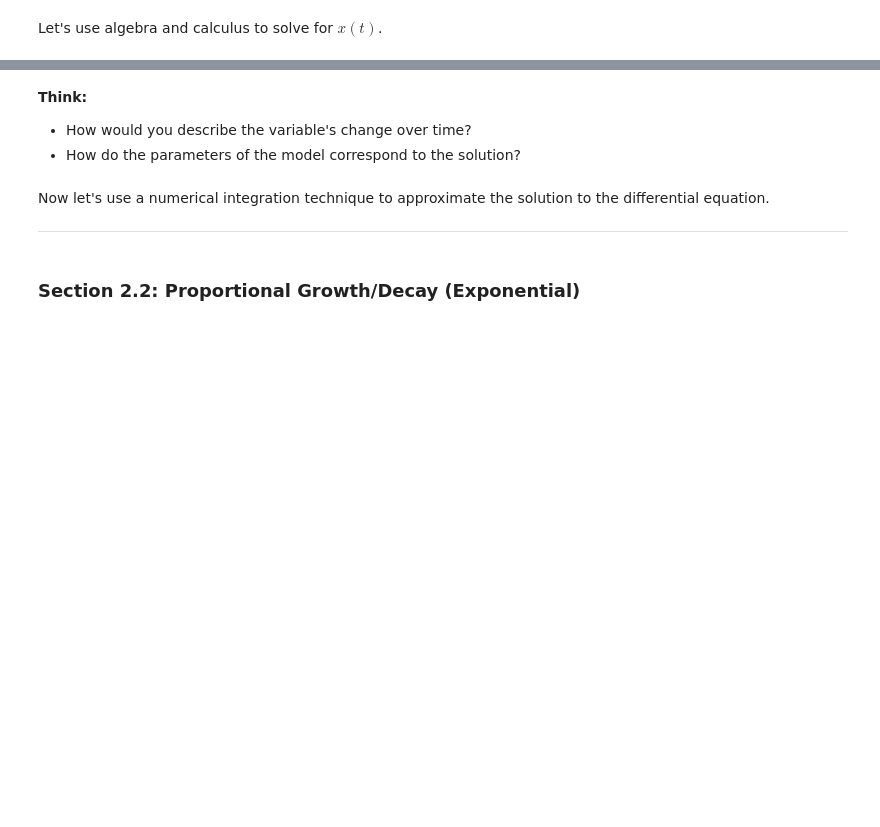
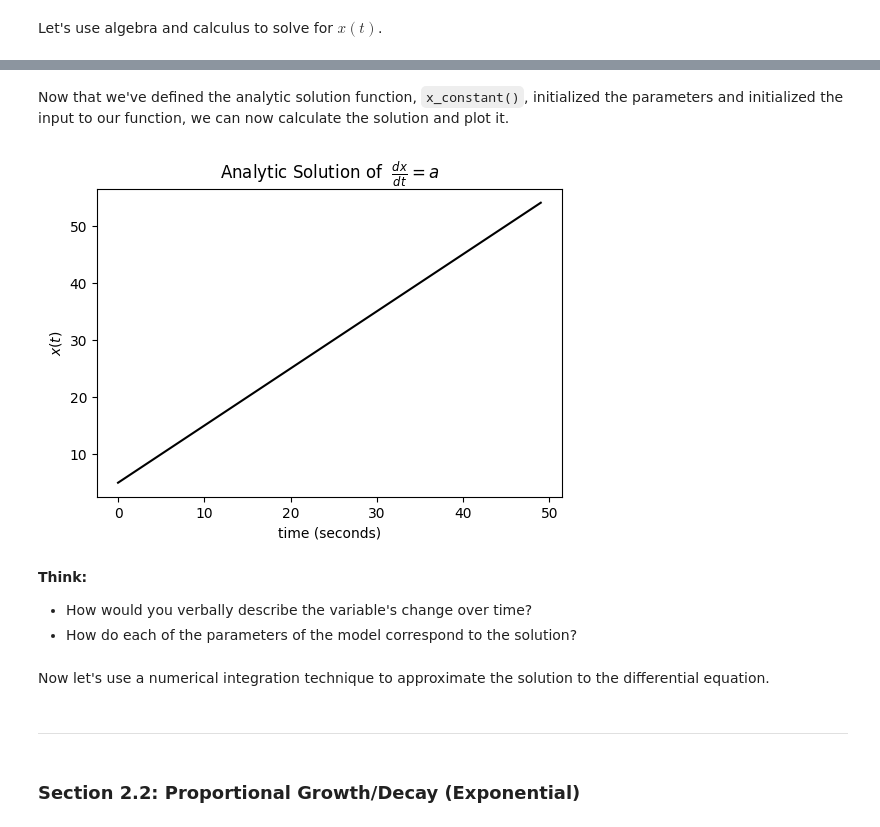
Before and after one commit to ilennaj/neuron_model_tutorial, a Jupyter notebook: notebooks/01_ode_tutorial.ipynb, the cells around one changed output, grey strips where cells are left out. Drawn from its saved outputs; the diff is of its cells as text; code cells hidden in the pictures; blank space fills up the shorter version.

```diff
--- a/notebooks/01_ode_tutorial.ipynb
+++ b/notebooks/01_ode_tutorial.ipynb
@@ -103,0 +139,4 @@ Let's plot this solution to visualize it. Let's assume the values of $a$ and the
+# %%
+# Define the analytic solution ##TODO## Edit for student version
+def x_constant(t_range, a, x_0):
+    return(a * t_range + x_0)
@@ -119,21 +162,26 @@ def x_of_t_1(t_range, a, x_0):
+# %% [markdown]
+Now that we've defined the analytic solution function, `x_constant()`, initialized the parameters and initialized the input to our function, we can now calculate the solution and plot it.
 # %%
+# Calculate the analytic solution trajectory
+solution_constant = x_constant(t_range, a, x_0)
+
 # Plot the analytic solution trajectory
-
-solution = x_of_t_1(t_range, a, x_0)
-
 fig, ax = plt.subplots(1,1,figsize=(6,4),facecolor='white')
-ax.plot(t_range, solution)
-# ax.set_ylim(0,T)
-# ax.set_xlim(0,T)
+ax.plot(t_range, solution_constant, c='black')
+ax.set_title(r'Analytic Solution of  $\frac{dx}{dt} = a$')
+ax.set_xlabel('time (seconds)')
+ax.set_ylabel('$x(t)$')
 plt.show()
+# %% [output]
+[figure, added]
 # %% [markdown]
 **Think:**
-- How would you describe the variable's change over time?
-- How do the parameters of the model correspond to the solution?
+- How would you verbally describe the variable's change over time?
+- How do each of the parameters of the model correspond to the solution?
 # %% [markdown]
 Now let's use a numerical integration technique to approximate the solution to the differential equation.
-
----
+# %% [markdown]
+---
 # %% [markdown]
 ### Section 2.2: Proportional Growth/Decay (Exponential)
 # %% [markdown]
```
Also changed, not shown: parts of 38 cells of this notebook, 1 other file.
